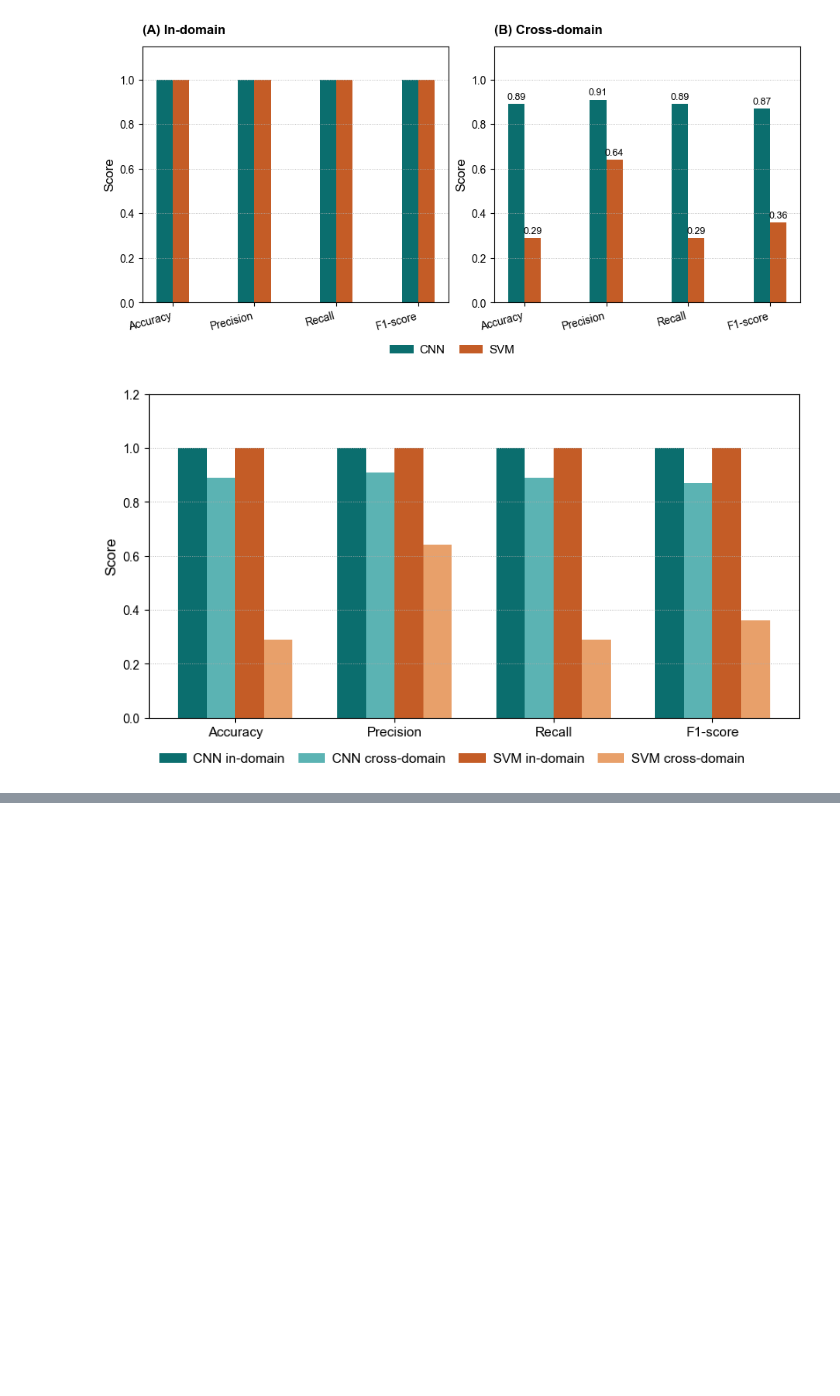
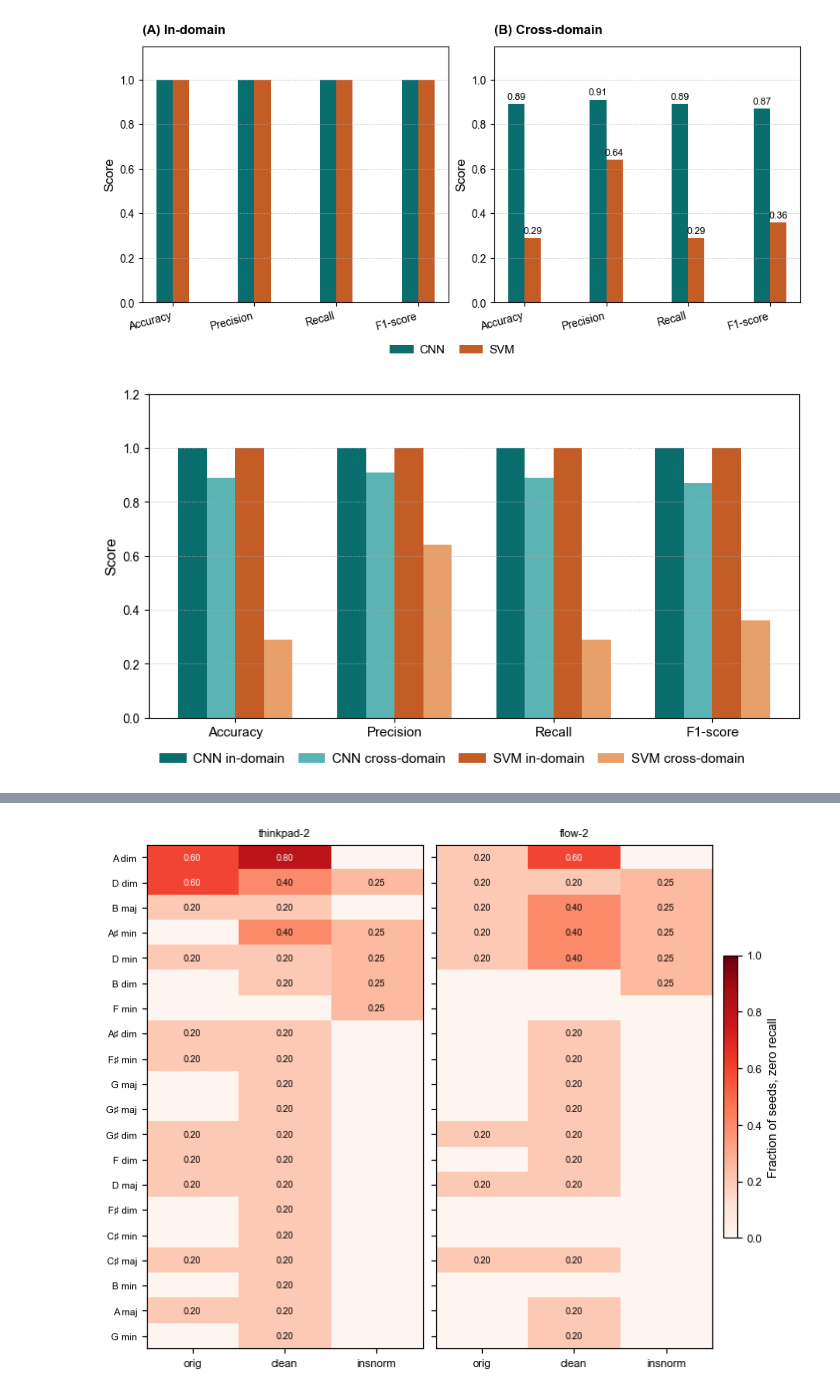
Before and after one commit to sglkc/chord-detector, a Jupyter notebook: training/notebooks/graphics/graphs.ipynb, the cells around one changed output, grey strips where cells are left out. Saved outputs shown, nothing was run; the diff lists cells and outputs as text; code cells hidden in the pictures; blank space fills up the shorter version.

```diff
--- a/training/notebooks/graphics/graphs.ipynb
+++ b/training/notebooks/graphics/graphs.ipynb
@@ -1187,0 +1221,11 @@ export_plot('cnn_vs_svm_indomain_crossdomain')
+# %%
+OUT_DIR = REPO / "training" / "notebooks" / "cnn-v2" / "cross-eval-results"
+overlay_seed_df = pd.read_csv(OUT_DIR / "overlay_pooled_seeds.csv")
+overlay_ex = overlay_seed_df[~((overlay_seed_df.variant == "insnorm") & (overlay_seed_df.seed == 43))]
+
+OOD_DATASETS = ["thinkpad", "vivo", "flow", "thinkpad-2", "flow-2"]
+dataset_overlay = overlay_ex.groupby(["variant", "overlay", "dataset"])["accuracy"].mean().unstack("dataset")[OOD_DATASETS]
+for v in ["orig", "clean", "insnorm"]:
+    print(f"--- {v} ---")
+    print(dataset_overlay.loc[v].round(4))
+    print()
@@ -1187,0 +1365,39 @@ export_plot('cnn_vs_svm_indomain_crossdomain')
+# %%
+# Multi-seed error anatomy on the two keyboard-shift datasets, replacing the old
+# single-seed (frozen published model) per-class figure. Heatmap: fraction of seeds
+# with zero recall, per class, per variant (insnorm's collapsed seed excluded from its
+# own stats -- that seed zeroes every class, not a per-class signal).
+import pandas as pd
+
+CNNV2 = REPO / 'training' / 'notebooks' / 'cnn-v2'
+pc = pd.read_csv(CNNV2 / 'cross-eval-results' / 'per_class_recall_seed_summary.csv')
+
+YAMAHA = ['thinkpad-2', 'flow-2']
+VARIANTS3 = ['orig', 'clean', 'insnorm']
+
+# Keep classes with a nonzero zero_frac on at least one (variant, dataset) -- the rest are
+# 1.00 recall on every seed and every variant, not part of the error story.
+wide = pc[pc.dataset.isin(YAMAHA)].pivot_table(
+    index='class', columns=['dataset', 'variant'], values='zero_frac', fill_value=0.0,
+)
+keep = wide.index[(wide > 0).any(axis=1)]
+wide = wide.loc[keep]
+wide = wide.loc[wide.max(axis=1).sort_values(ascending=False).index]  # worst first
+
+fig, axes = plt.subplots(1, 2, figsize=(6.85, 0.22 * len(wide) + 1.1), layout='constrained', sharey=True)
+for ax, dataset in zip(axes, YAMAHA):
+    mat = wide[dataset][VARIANTS3].to_numpy()
+    im = ax.imshow(mat, aspect='auto', cmap='Reds', vmin=0, vmax=1)
+    ax.set_xticks(range(len(VARIANTS3)), VARIANTS3)
+    ax.set_title(dataset, fontsize=8)
+    for i in range(mat.shape[0]):
+        for j in range(mat.shape[1]):
+            v = mat[i, j]
+            if v > 0:
+                ax.text(j, i, f'{v:.2f}', ha='center', va='center', fontsize=6.5,
+                        color='white' if v > 0.5 else 'black')
+axes[0].set_yticks(range(len(wide)), [pretty_class(c) for c in wide.index], fontsize=7)
+fig.colorbar(im, ax=axes, fraction=0.025, pad=0.02, label='Fraction of seeds, zero recall')
+export_article(fig, 'perclass-multiseed')
+# %% [output]
+[figure, added]
```
Also changed, not shown: parts of 10 cells of this notebook, 11 other files.
